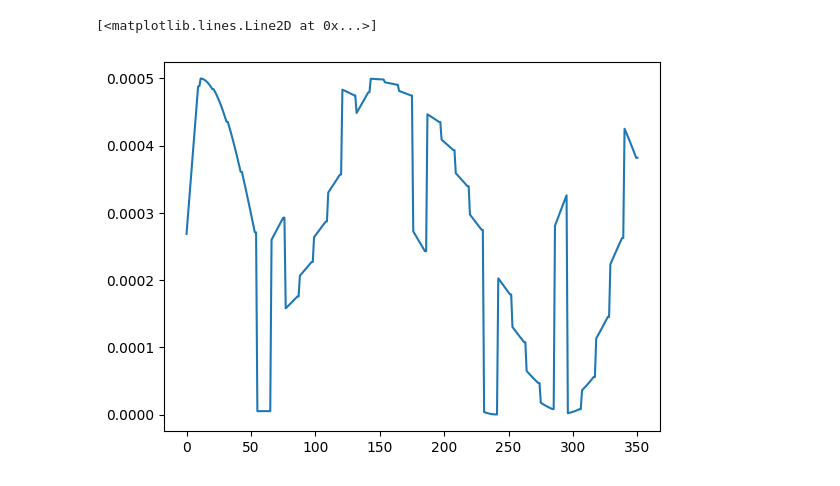
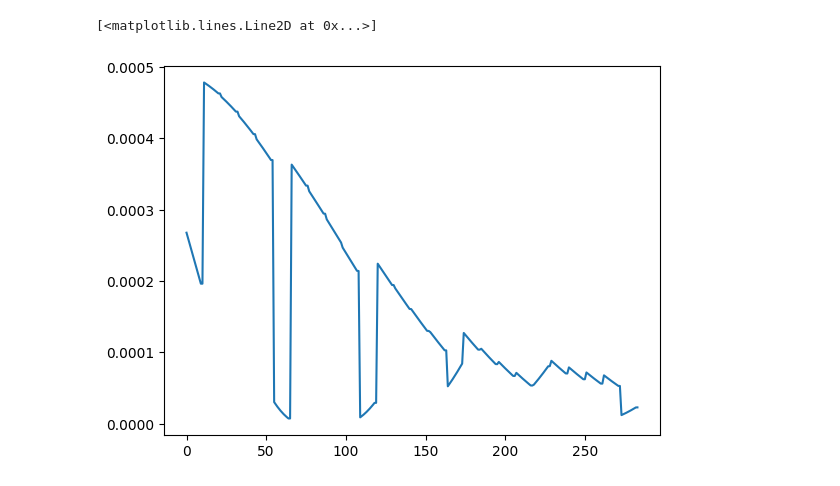
Before and after one commit to HangerYang/RoCLIP, a Jupyter notebook: CyCLIP/lr_analysis.ipynb, the cells around one changed output. Cells and saved outputs as stored; diff of their text form; code cells hidden in the pictures.

Commit message:
learning rate analysis

```diff
--- a/CyCLIP/lr_analysis.ipynb
+++ b/CyCLIP/lr_analysis.ipynb
@@ -26,10 +35,10 @@ for line in Lines:
         # print(cross_modal)
         learn_rate_inmodal.append(float(line.strip()[-11:]))
 # %%
-plt.plot(learn_rate_crossmodal)
+plt.plot(learn_rate_inmodal)
 # %% [output]
 [<matplotlib.lines.Line2D at 0x...>]
-[figure, old version]
+[figure, new version]
 # %%
 def calcualte_num_batches(options, num_batches):
     update_epoch = options.epochs - options.inmodal_warmup - options.multimodal_warmup
```
Also changed, not shown: parts of 3 cells of this notebook.
